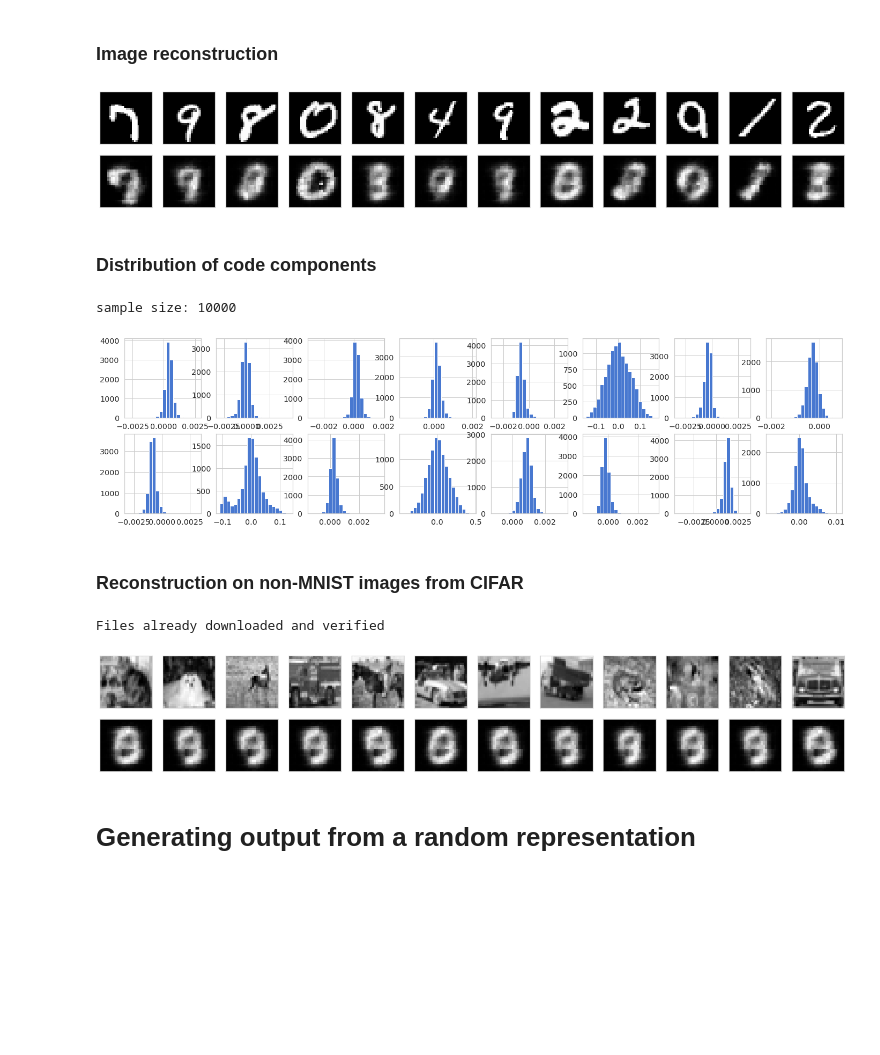
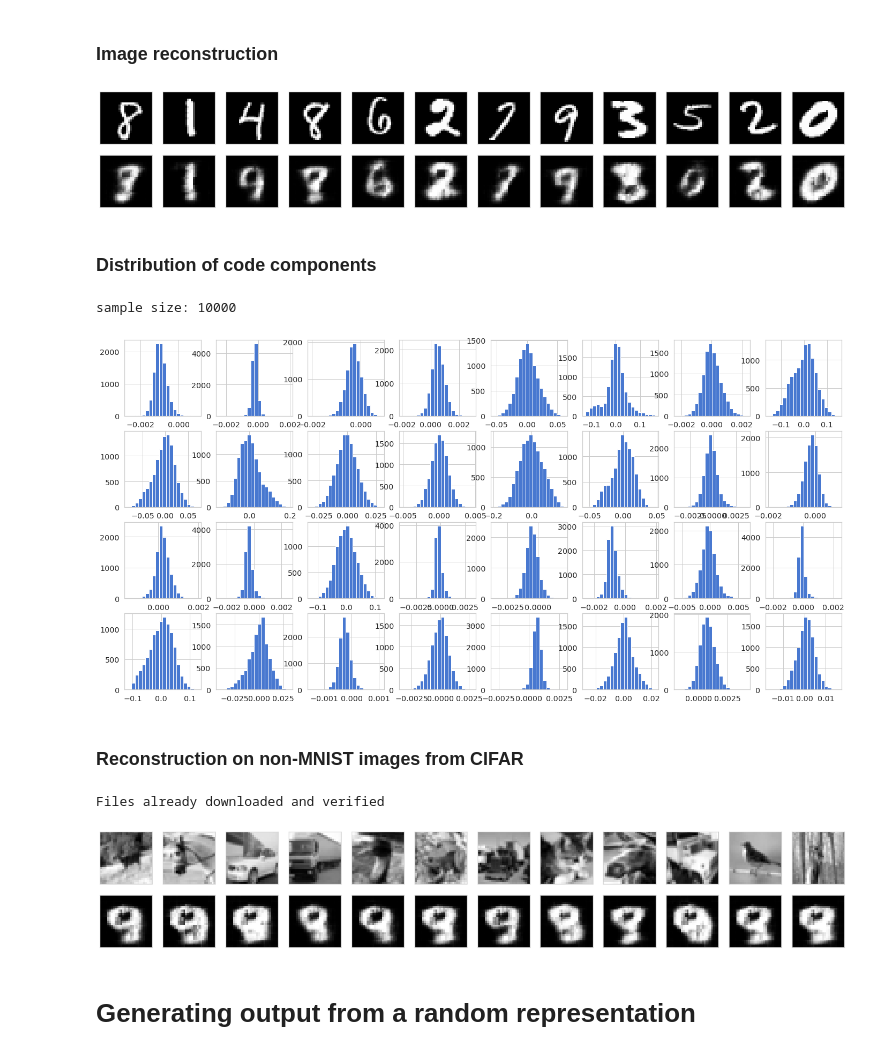
Before and after one commit to csizsek/data-science-old, a Jupyter notebook: autoencoders/05_sparse_ae.ipynb, the cells around one changed output. Saved outputs shown, nothing was run; the diff lists cells and outputs as text; code cells hidden in the pictures; blank space fills up the shorter version.

```diff
--- a/autoencoders/05_sparse_ae.ipynb
+++ b/autoencoders/05_sparse_ae.ipynb
@@ -148,11 +148,11 @@ class AutoEncoder(nn.Module):
             nn.Linear(in_features=8*7*7,
                       out_features=64),
             nn.Linear(in_features=64,
-                      out_features=16))
+                      out_features=32))
 
         self.decoder = nn.Sequential(
             nn.Linear(
-                in_features=16,
+                in_features=32,
                 out_features=64),
             nn.Linear(
                 in_features=64,
@@ -219,7 +219,7 @@ except:
     n_epochs = 25
     learning_rate = 1e-4
     weight_decay = 1e-5
-    reg_lambda = 5e-4
+    reg_lambda = 0.0004
 
     criterion = nn.MSELoss()
     optimizer = torch.optim.Adam(
@@ -314,29 +314,29 @@ for i in range(2):
         plt.yticks([])
 plt.show()
 # %% [output]
-[figure, old version]
+[figure, new version]
 # %% [markdown]
 ### Distribution of code components
 # %%
 batches = []
 for i, test_data in enumerate(test_loader, 0):
     x, _ = test_data
     x = torch.autograd.Variable(x).to(device)
     h = model.encode(x)
     batches.append(h.detach().cpu().numpy())
 a = np.concatenate(batches)
 
 print(f'sample size: {a.shape[0]}')
 
-plt.figure(figsize=(24, 6))
-for i in range(16):
-    plt.subplot(2, 8, i + 1)
+plt.figure(figsize=(24, 12))
+for i in range(32):
+    plt.subplot(4, 8, i + 1)
     plt.hist(a[:, i],
              bins=20)
 plt.show()
 # %% [output]
 sample size: 10000
-[figure, old version]
+[figure, new version]
 # %% [markdown]
 ### Reconstruction on non-MNIST images from CIFAR
 # %%
@@ -373,7 +373,7 @@ for i in range(2):
 plt.show()
 # %% [output]
 Files already downloaded and verified
-[figure, old version]
+[figure, new version]
 # %% [markdown]
 # Generating output from a random representation
 # %%
```
Also changed, not shown: parts of 3 cells of this notebook.
